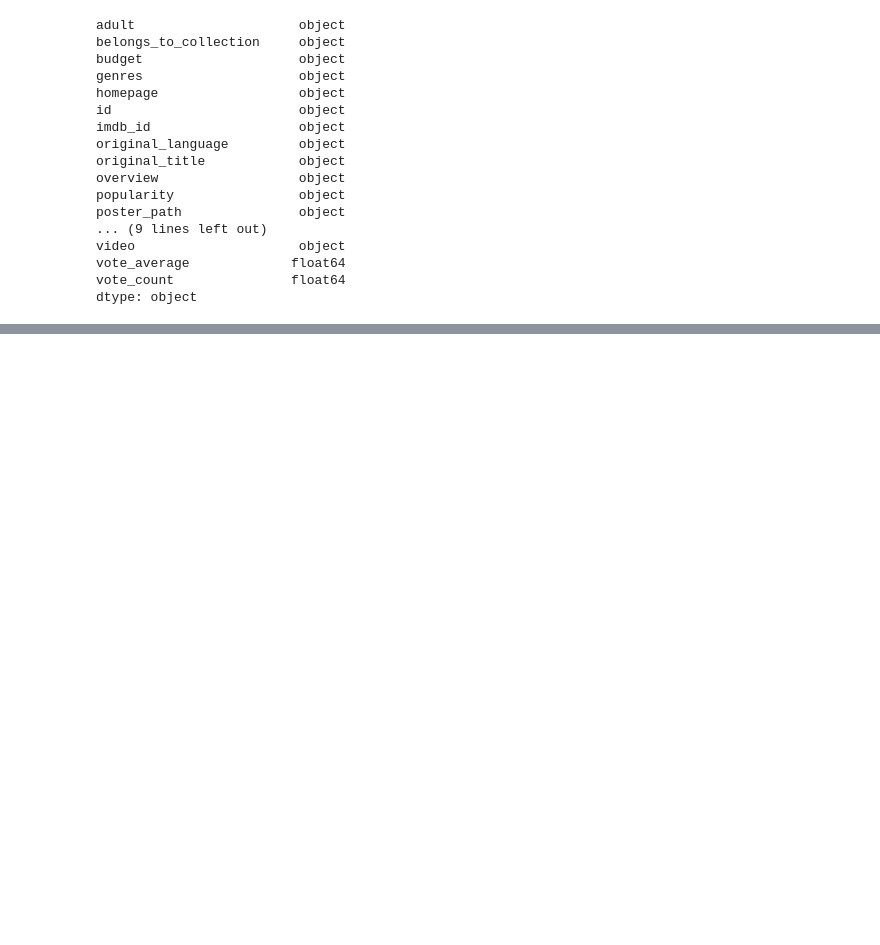
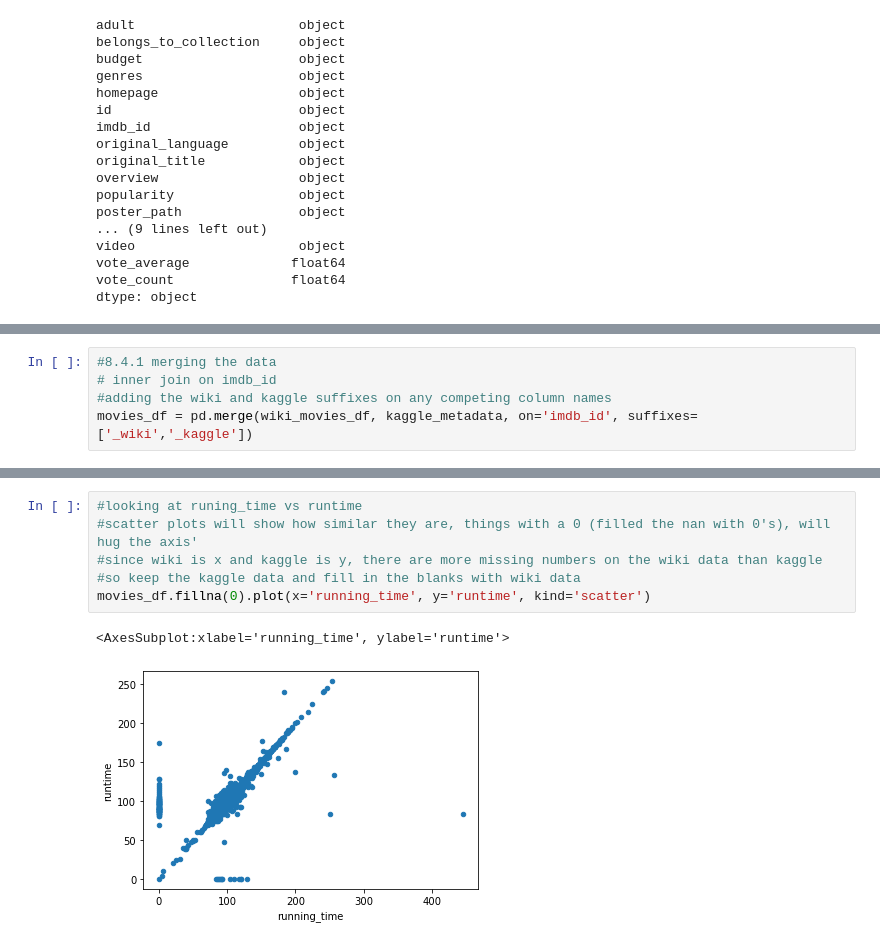
Before and after one commit to chefcramer/Movies_ETL, a Jupyter notebook: Movies_ETL.ipynb, the cells around one changed output, grey strips where cells are left out. Cells and saved outputs as stored; diff of their text form; blank space fills up the shorter version.

```diff
--- a/Movies_ETL.ipynb
+++ b/Movies_ETL.ipynb
@@ -961,0 +962,5 @@ Name: rating, dtype: float64
+# %%
+#8.4.1 merging the data
+# inner join on imdb_id
+#adding the wiki and kaggle suffixes on any competing column names
+movies_df = pd.merge(wiki_movies_df, kaggle_metadata, on='imdb_id', suffixes=['_wiki','_kaggle'])
@@ -961,0 +1040,9 @@ Name: rating, dtype: float64
+# %%
+#looking at runing_time vs runtime
+#scatter plots will show how similar they are, things with a 0 (filled the nan with 0's), will hug the axis'
+#since wiki is x and kaggle is y, there are more missing numbers on the wiki data than kaggle
+#so keep the kaggle data and fill in the blanks with wiki data
+movies_df.fillna(0).plot(x='running_time', y='runtime', kind='scatter')
+# %% [output]
+<AxesSubplot:xlabel='running_time', ylabel='runtime'>
+[figure, added]
```
Also changed, not shown: parts of 57 cells of this notebook.
